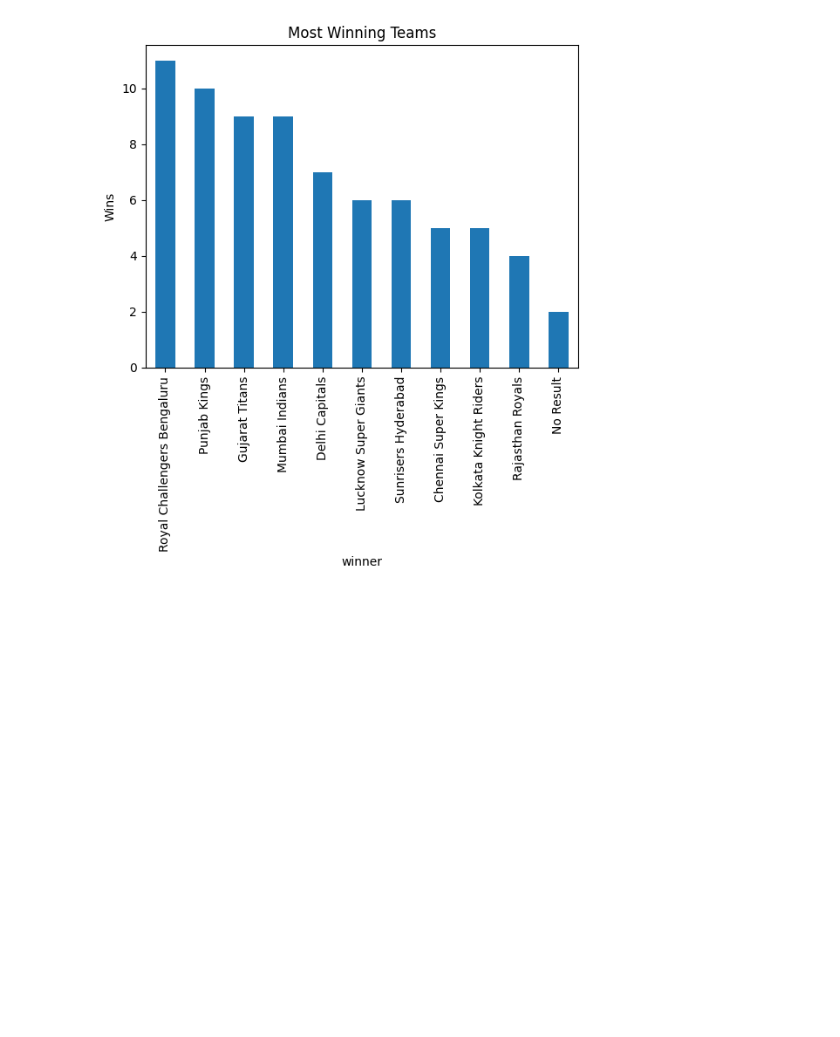
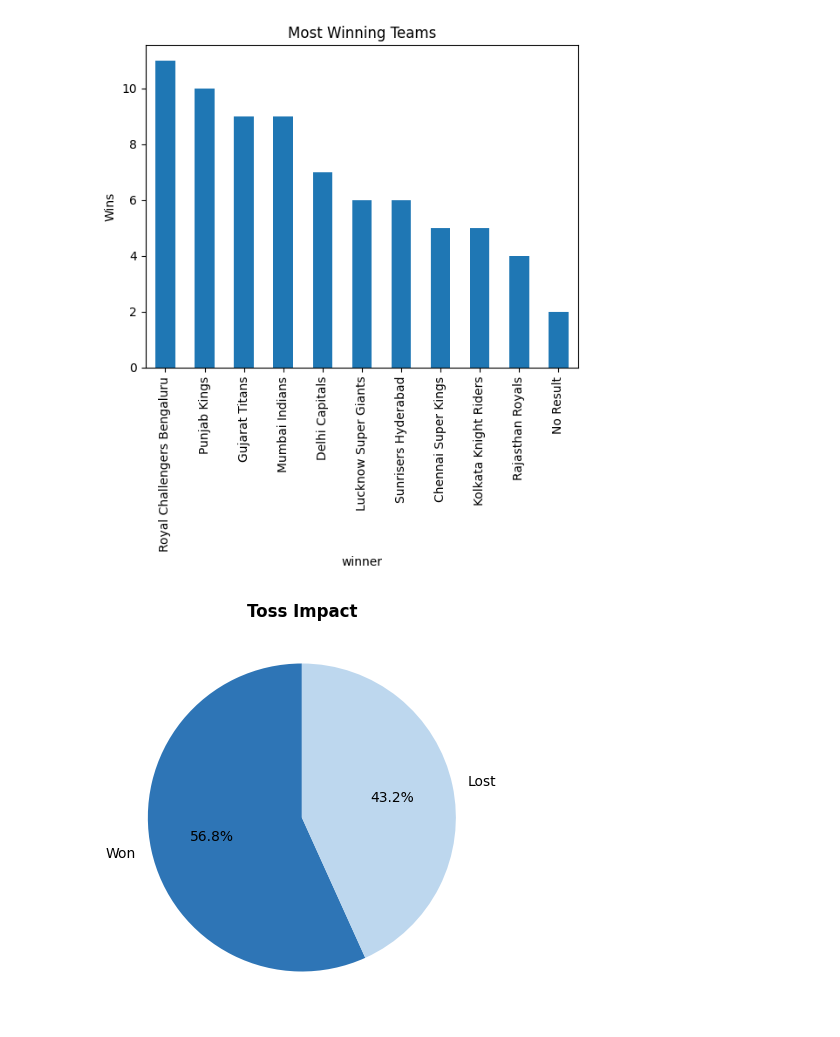
Before and after one commit to Komalmargale30/ipl-data-analysis, a Jupyter notebook: IPL2025.ipynb, the cells around one changed output. Cells and saved outputs as stored; diff of their text form; code cells hidden in the pictures; blank space fills up the shorter version.

```diff
--- a/IPL2025.ipynb
+++ b/IPL2025.ipynb
@@ -125,3 +137,15 @@ plt.ylabel("Wins")
 plt.show()
 # %% [output]
 [figure]
+# %%
+# Toss Win Match Win
+toss_win = len(matches[matches['toss_winner'] == matches['winner']])
+toss_lose = len(matches) - toss_win
+
+plt.figure(figsize=(5, 5))
+plt.pie([toss_win, toss_lose], labels=['Won', 'Lost'],
+        colors=['#2E75B6', '#BDD7EE'], autopct='%1.1f%%', startangle=90)
+plt.title('Toss Impact', fontweight='bold')
+plt.show()
+# %% [output]
+[figure, added]
```
Also changed, not shown: parts of 26 cells of this notebook.
